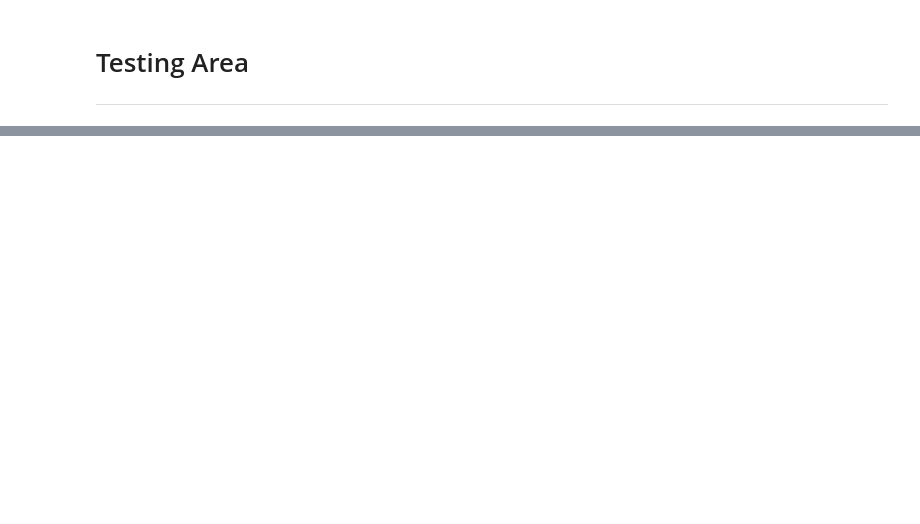
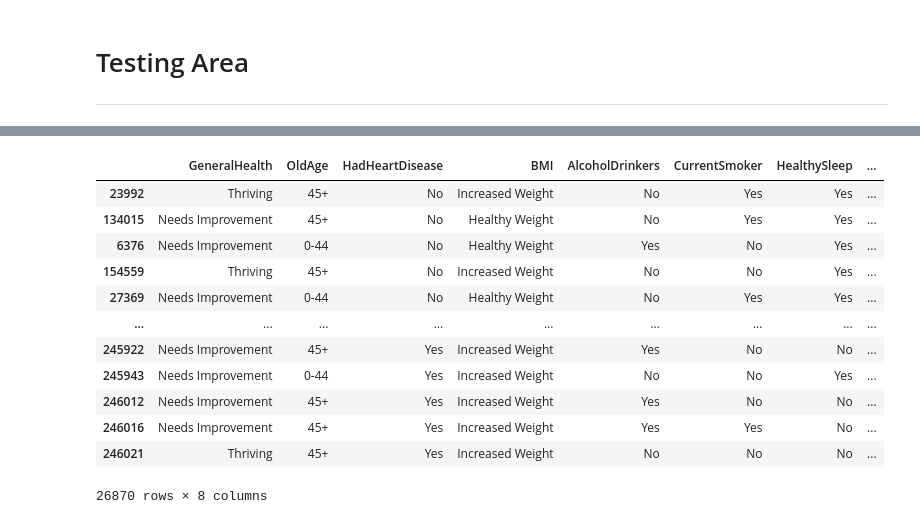
Before and after one commit to briangabini/csmodel, a Jupyter notebook: csmodel-project.ipynb, the cells around one changed output, grey strips where cells are left out. Drawn from its saved outputs; the diff is of its cells as text; code cells hidden in the pictures; blank space fills up the shorter version.

```diff
--- a/csmodel-project.ipynb
+++ b/csmodel-project.ipynb
@@ -1231,0 +1467,28 @@ for c in heart_df_encoded_filtered.columns:
+# %%
+# Get respondents with heart disease
+heart_df_with = heart_df_copy[heart_df_copy['HadHeartDisease'] == 'Yes']
+
+# Get respondents without heart disease
+heart_df_without = heart_df_copy[heart_df_copy['HadHeartDisease'] == 'No']
+
+# Trim respondents without heart disease to match number of those with heart disease
+heart_df_without = heart_df_without.sample(n=heart_df_with.shape[0])
+
+# Concatenate the two dataframes
+heart_df_filtered = pd.concat([heart_df_without, heart_df_with])
+# %%
+heart_df_filtered
+# %% [output]
+|  | GeneralHealth | OldAge | HadHeartDisease | BMI | AlcoholDrinkers | CurrentSmoker | HealthySleep | ... |
+| 23992 | Thriving | 45+ | No | Increased Weight | No | Yes | Yes | ... |
+| 134015 | Needs Improvement | 45+ | No | Healthy Weight | No | Yes | Yes | ... |
+| 6376 | Needs Improvement | 0-44 | No | Healthy Weight | Yes | No | Yes | ... |
+| 154559 | Thriving | 45+ | No | Increased Weight | No | No | Yes | ... |
+| 27369 | Needs Improvement | 0-44 | No | Healthy Weight | No | Yes | Yes | ... |
+| ... | ... | ... | ... | ... | ... | ... | ... | ... |
+| 245922 | Needs Improvement | 45+ | Yes | Increased Weight | Yes | No | No | ... |
+| 245943 | Needs Improvement | 0-44 | Yes | Increased Weight | No | No | Yes | ... |
+| 246012 | Needs Improvement | 45+ | Yes | Increased Weight | Yes | No | No | ... |
+| 246016 | Needs Improvement | 45+ | Yes | Increased Weight | Yes | Yes | No | ... |
+| 246021 | Thriving | 45+ | Yes | Increased Weight | No | No | No | ... |
+26870 rows × 8 columns
```
Also changed, not shown: parts of 33 cells of this notebook.
